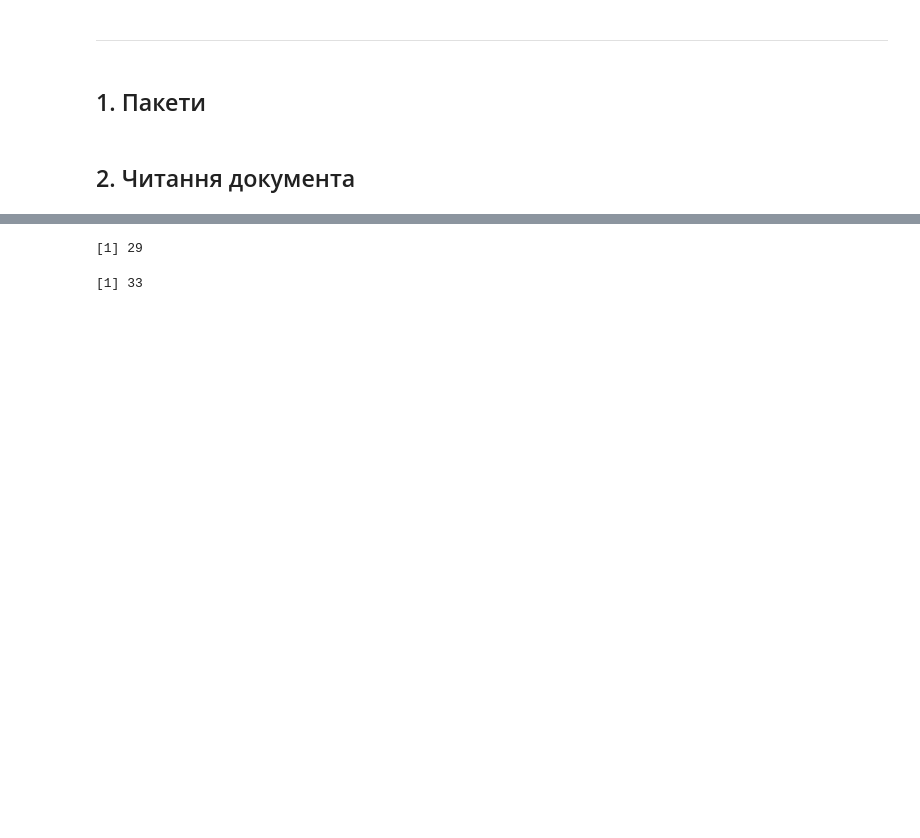
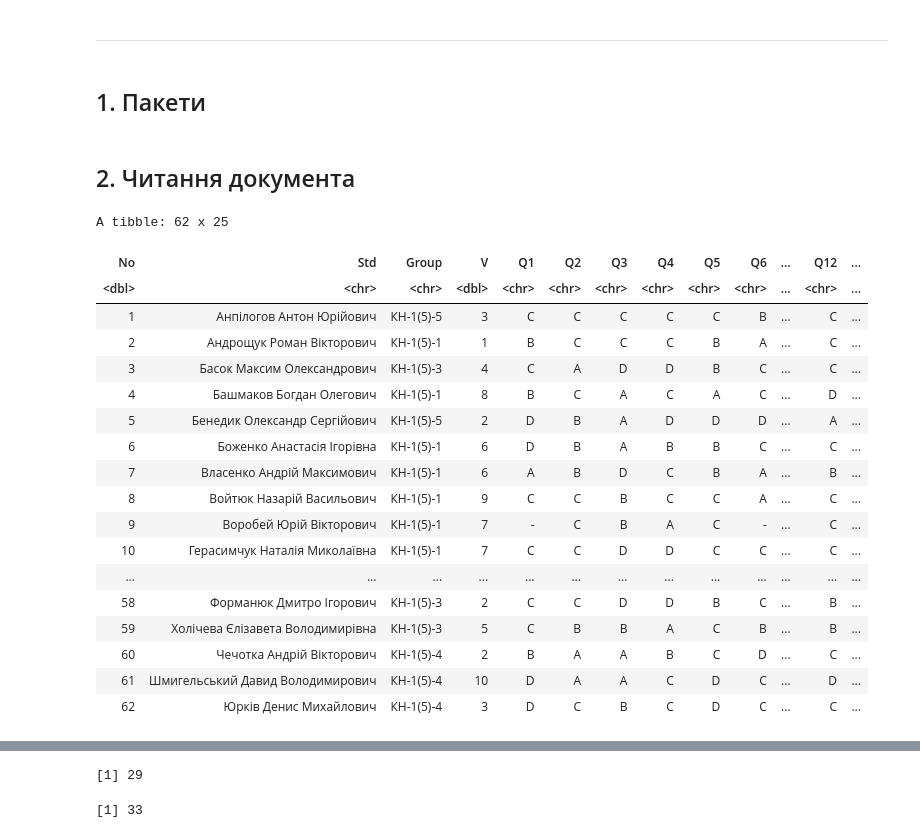
Before and after one commit to kleban/edu-r, a Jupyter notebook: My/KN-1-Test-1.ipynb, the cells around one changed output, grey strips where cells are left out. Saved outputs shown, nothing was run; the diff lists cells and outputs as text; code cells hidden in the pictures; blank space fills up the shorter version.

```diff
--- a/My/KN-1-Test-1.ipynb
+++ b/My/KN-1-Test-1.ipynb
@@ -20,6 +20,27 @@ test_data <- read_excel(path, sheet = group)
 keys_data <- read_excel(path, sheet = "keys")
 # %%
 colnames(test_data) <- c("No", "Std", "Group", "V", paste0("Q", 1:20), "Check")
+test_data
+# %% [output]
+A tibble: 62 x 25
+| No | Std | Group | V | Q1 | Q2 | Q3 | Q4 | Q5 | Q6 | ... | Q12 | ... |
+| <dbl> | <chr> | <chr> | <dbl> | <chr> | <chr> | <chr> | <chr> | <chr> | <chr> | ... | <chr> | ... |
+| 1 | Анпілогов Антон Юрійович | КН-1(5)-5 | 3 | C | C | C | C | C | B | ... | C | ... |
+| 2 | Андрощук Роман Вікторович | КН-1(5)-1 | 1 | B | C | C | C | B | A | ... | C | ... |
+| 3 | Басок Максим Олександрович | КН-1(5)-3 | 4 | C | A | D | D | B | C | ... | C | ... |
+| 4 | Башмаков Богдан Олегович | КН-1(5)-1 | 8 | B | C | A | C | A | C | ... | D | ... |
+| 5 | Бенедик Олександр Сергійович | КН-1(5)-5 | 2 | D | B | A | D | D | D | ... | A | ... |
+| 6 | Боженко Анастасія Ігорівна | КН-1(5)-1 | 6 | D | B | A | B | B | C | ... | C | ... |
+| 7 | Власенко Андрій Максимович | КН-1(5)-1 | 6 | A | B | D | C | B | A | ... | B | ... |
+| 8 | Войтюк Назарій Васильович | КН-1(5)-1 | 9 | C | C | B | C | C | A | ... | C | ... |
+| 9 | Воробей Юрій Вікторович | КН-1(5)-1 | 7 | - | C | B | A | C | - | ... | C | ... |
+| 10 | Герасимчук Наталія Миколаївна | КН-1(5)-1 | 7 | C | C | D | D | C | C | ... | C | ... |
+| ... | ... | ... | ... | ... | ... | ... | ... | ... | ... | ... | ... | ... |
+| 58 | Форманюк Дмитро Ігорович | КН-1(5)-3 | 2 | C | C | D | D | B | C | ... | B | ... |
+| 59 | Холічева Єлізавета Володимирівна | КН-1(5)-3 | 5 | C | B | B | A | C | B | ... | B | ... |
+| 60 | Чечотка Андрій Вікторович | КН-1(5)-4 | 2 | B | A | A | B | C | D | ... | C | ... |
+| 61 | Шмигельський Давид Володимирович | КН-1(5)-4 | 10 | D | A | A | C | D | C | ... | D | ... |
+| 62 | Юрків Денис Михайлович | КН-1(5)-4 | 3 | D | C | B | C | D | C | ... | C | ... |
 # %%
 test_data <- test_data |>
     #mutate(Std = "****** ****") |>
```
Also changed, not shown: parts of 1 cell of this notebook, 1 other file.
